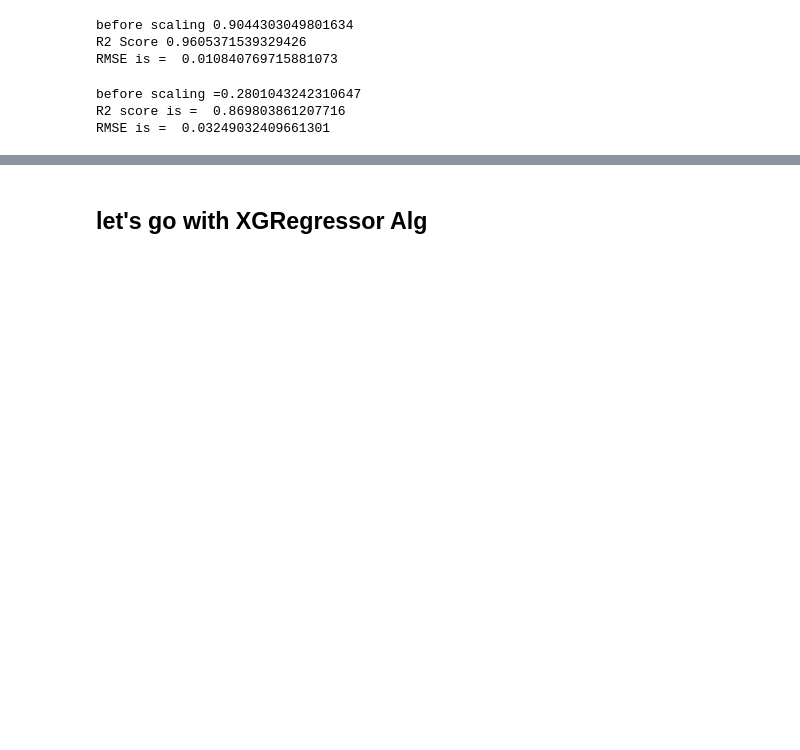
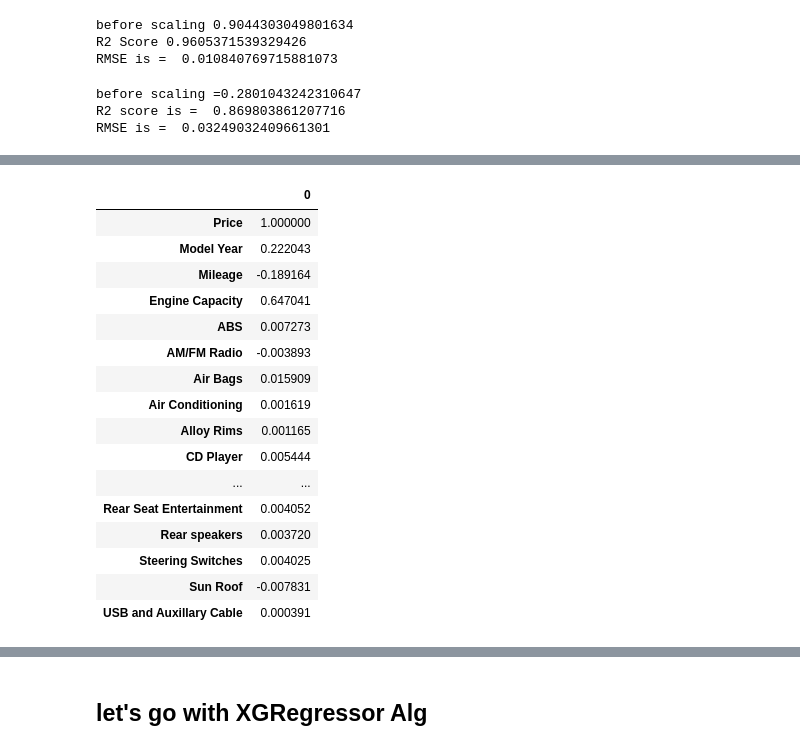
Before and after one commit to abuubaida01/Car_Price_Prediction, a Jupyter notebook: CPP_notebok.ipynb, the cells around one changed output, grey strips where cells are left out. Cells and saved outputs as stored; diff of their text form; code cells hidden in the pictures; blank space fills up the shorter version.

```diff
--- a/CPP_notebok.ipynb
+++ b/CPP_notebok.ipynb
@@ -395,7 +395,7 @@ feat.value_counts() # let's make and list of these variables
  ABS   AM/FM Radio   Air Bags   Air Conditioning   Alloy Rims   CD Player   Cassette Player   Climate Control   CoolBox   Cruise Control   DVD Player   Front Camera   Front Speakers   Heated Seats   I ...
 dtype: int64
 # %%
-feat_var ="ABS   AM/FM Radio   Air Bags   Air Conditioning   Alloy Rims   CD Player   Cassette Player   Climate Control   CoolBox   Cruise Control   DVD Player   Front Camera   Front Speakers   Heated Seats   Immobilizer Key   Keyless Entry   Navigation System   Power Locks   Power Mirrors   Power Steering   Power Windows   Rear AC Vents   Rear Camera   Rear Seat Entertainment   Rear speakers   Steering Switches   Sun Roof   USB and Auxillary Cable"
+feat_var ="ABS  AM/FM Radio  Air Bags  Air Conditioning  Alloy Rims  CD Player  Cassette Player  Climate Control  CoolBox  Cruise Control  DVD Player  Front Camera  Front Speakers  Heated Seats  Immobilizer Key  Keyless Entry  Navigation System  Power Locks  Power Mirrors  Power Steering  Power Windows  Rear AC Vents  Rear Camera  Rear Seat Entertainment  Rear speakers  Steering Switches  Sun Roof  USB and Auxillary Cable"
 
 new_feat = list(feat_var.split('  '))
 new_feat
@@ -999 +1014,21 @@ RMSE is =  0.011318895671122592
+# %%
+pd.DataFrame(df.corrwith(df.Price))
+# %% [output]
+|  | 0 |
+| Price | 1.000000 |
+| Model Year | 0.222043 |
+| Mileage | -0.189164 |
+| Engine Capacity | 0.647041 |
+| ABS | 0.007273 |
+| AM/FM Radio | -0.003893 |
+| Air Bags | 0.015909 |
+| Air Conditioning | 0.001619 |
+| Alloy Rims | 0.001165 |
+| CD Player | 0.005444 |
+| ... | ... |
+| Rear Seat Entertainment | 0.004052 |
+| Rear speakers | 0.003720 |
+| Steering Switches | 0.004025 |
+| Sun Roof | -0.007831 |
+| USB and Auxillary Cable | 0.000391 |
 # %%
```
Also changed, not shown: parts of 30 cells of this notebook, 4 other files.
